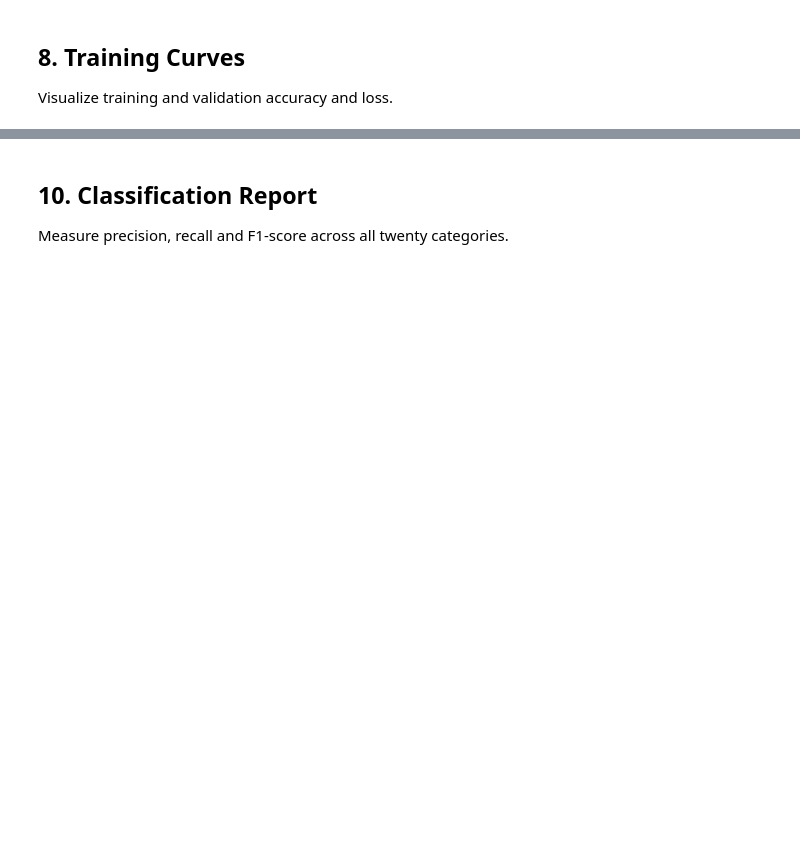
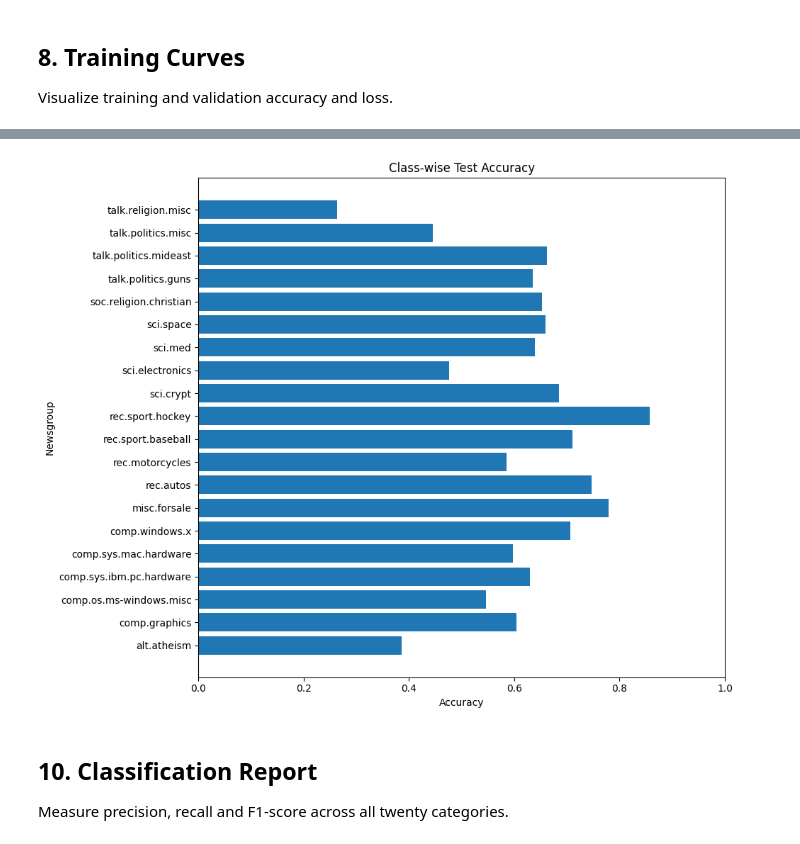
Before and after one commit to praneeth-cs/Deep-Learning-Projects, a Jupyter notebook: Transformer - 20 Newsgroups Classification/Transformer_20_Newsgroups_Classification.ipynb, the cells around one changed output, grey strips where cells are left out. Drawn from its saved outputs; the diff is of its cells as text; code cells hidden in the pictures; blank space fills up the shorter version.

Commit message:
Transformer - 20 Newsgroups Classification Project

```diff
--- a/Transformer - 20 Newsgroups Classification/Transformer_20_Newsgroups_Classification.ipynb
+++ b/Transformer - 20 Newsgroups Classification/Transformer_20_Newsgroups_Classification.ipynb
@@ -512,0 +574,20 @@ Test Accuracy: 0.5608
+# %%
+from sklearn.metrics import accuracy_score
+
+class_wise_accuracy = {}
+
+for class_id, class_name in enumerate(class_names):
+    class_mask = test_labels == class_id
+
+    class_accuracy = accuracy_score(
+        test_labels[class_mask],
+        predictions[class_mask]
+    )
+
+    class_wise_accuracy[class_name] = class_accuracy
+
+print("Class-wise Accuracy")
+print("=" * 60)
+
+for class_name, accuracy in class_wise_accuracy.items():
+    print(f"{class_name:<35} {accuracy:.4f} ({accuracy * 100:.2f}%)")
@@ -513,3 +612,20 @@ Test Accuracy: 0.5608
+# %%
+plt.figure(figsize=(10, 8))
+
+plt.barh(
+    list(class_wise_accuracy.keys()),
+    list(class_wise_accuracy.values())
+)
+
+plt.xlabel("Accuracy")
+plt.ylabel("Newsgroup")
+plt.title("Class-wise Test Accuracy")
+plt.xlim(0, 1)
+
+plt.tight_layout()
+plt.show()
+# %% [output]
+[figure, added]
 # %% [markdown]
 ## 10. Classification Report
 
```
Also changed, not shown: parts of 15 cells of this notebook, 2 other files.
